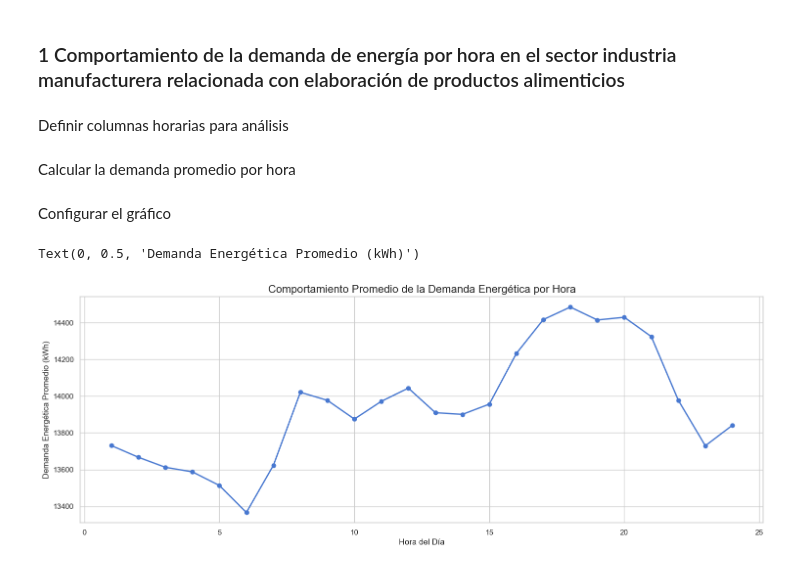
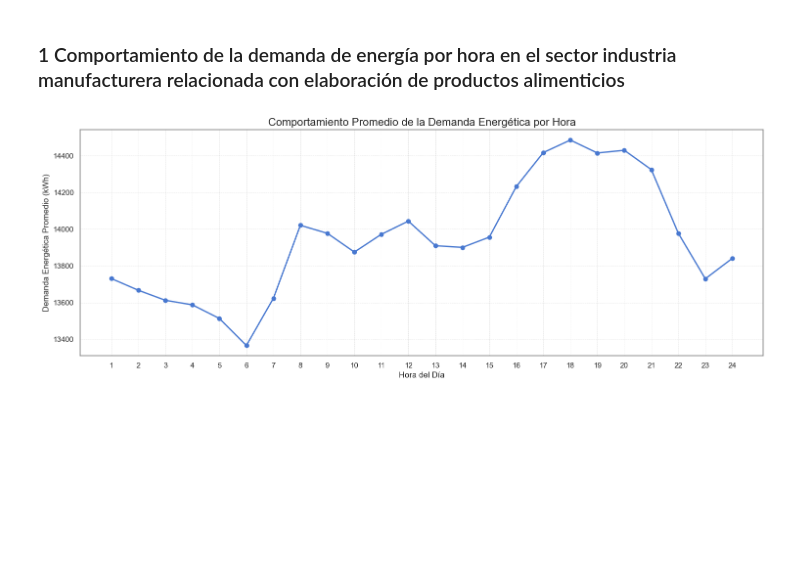
Before and after one commit to S00LEY/Talento-B_-Ing-Data, a Jupyter notebook: DemaComeNoReg_CIIU_Alimentos_2024.ipynb, the cells around one changed output. Cells and saved outputs as stored; diff of their text form; code cells hidden in the pictures; blank space fills up the shorter version.

Commit message:
:chart_with_upwards_trend: Configurar marcas en el eje X

```diff
--- a/DemaComeNoReg_CIIU_Alimentos_2024.ipynb
+++ b/DemaComeNoReg_CIIU_Alimentos_2024.ipynb
@@ -196,5 +196,3 @@ Archivo exportado correctamente.
 # Visualizaciones
 # %% [markdown]
 ### 1 Comportamiento de la demanda de energía por hora  en el sector industria manufacturera relacionada con elaboración de productos alimenticios
-# %% [markdown]
-Definir columnas horarias para análisis
@@ -204,2 +198,0 @@ hour_columns = [f'Values_Hour{i:02}' for i in range(1, 25)]
-# %% [markdown]
-Calcular la demanda promedio por hora
@@ -209,12 +199,23 @@ avg_hourly_demand = df_daily_reset[hour_columns].mean()
-# %% [markdown]
-Configurar el gráfico
 # %%
+# Definir las columnas correspondientes a las horas del día (Values_Hour01, Values_Hour02, ..., Values_Hour24)
+hour_columns = [f'Values_Hour{i:02}' for i in range(1, 25)]
+
+# Calcular la demanda promedio por hora del día utilizando las columnas correspondientes
+avg_hourly_demand = df_daily_reset[hour_columns].mean()
+
 # Configurar y personalizar el gráfico
 plt.figure(figsize=(18, 6))
 plt.plot(range(1, 25), avg_hourly_demand, marker='o', linestyle='-', color='b', linewidth=2, markersize=6)
 plt.title('Comportamiento Promedio de la Demanda Energética por Hora', fontsize=16)
 plt.xlabel('Hora del Día', fontsize=12)
 plt.ylabel('Demanda Energética Promedio (kWh)', fontsize=12)
+
+# Configurar las marcas en el eje X para que representen cada hora del día
+plt.xticks(range(1, 25))
+plt.grid(True, linestyle='--', linewidth=0.5, alpha=0.6)
+plt.gca().spines['top'].set_color('gray')
+plt.gca().spines['right'].set_color('gray')
+plt.gca().spines['bottom'].set_color('gray')
+plt.gca().spines['left'].set_color('gray')
 # %% [output]
-Text(0, 0.5, 'Demanda Energética Promedio (kWh)')
-[figure, old version]
+[figure, new version]
```
Also changed, not shown: parts of 2 cells of this notebook.
